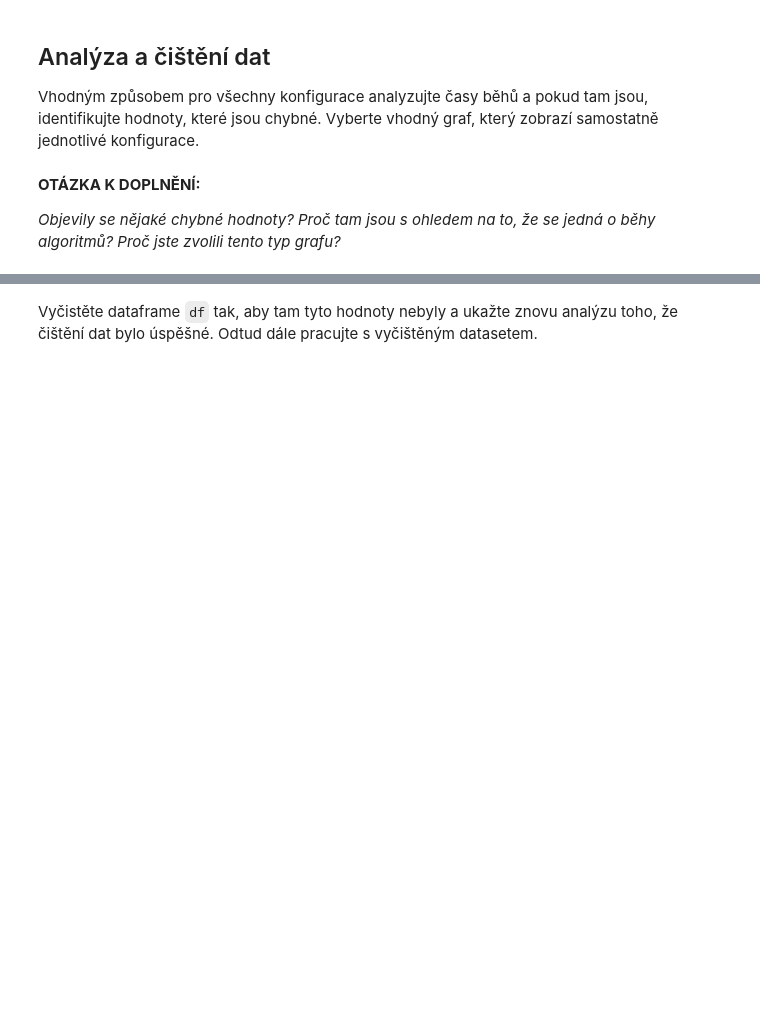
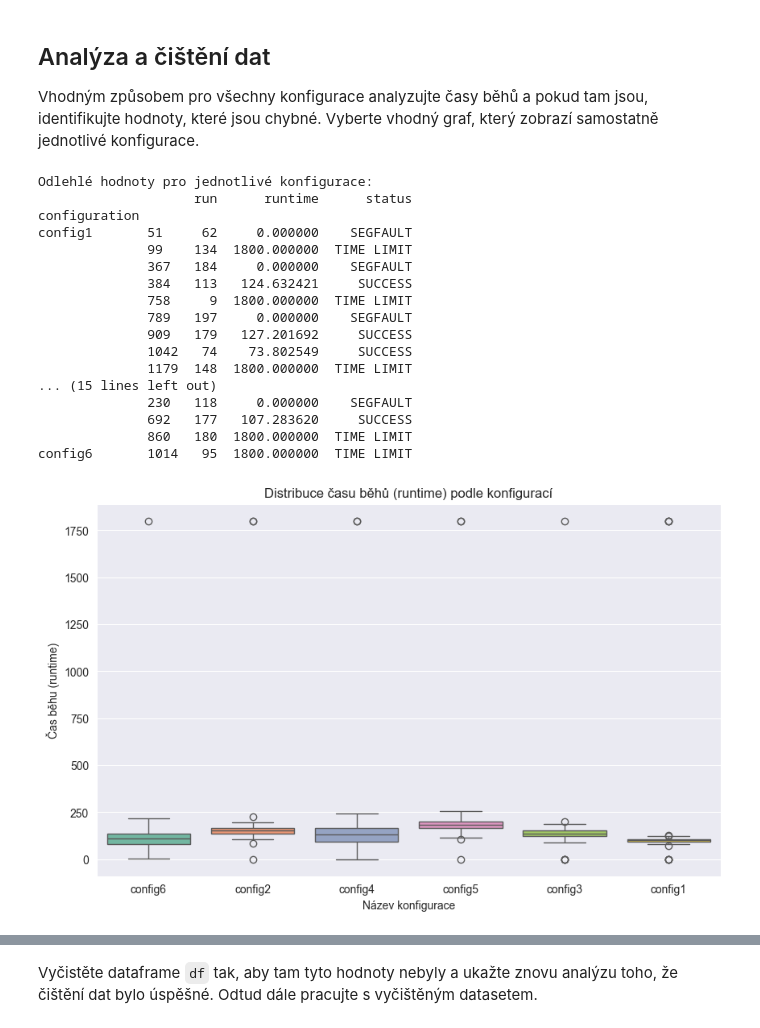
Before and after one commit to richardkocian/MSP-proj1, a Jupyter notebook: proj1.ipynb, the cells around one changed output, grey strips where cells are left out. Cells and saved outputs as stored; diff of their text form; code cells hidden in the pictures; blank space fills up the shorter version.

Commit message:
feat: Data plotting and cleaning

```diff
--- a/proj1.ipynb
+++ b/proj1.ipynb
@@ -53,13 +53,12 @@ df
 data = []
 with ZipFile("logfiles.zip") as zf:
     for filename in zf.namelist():
-        if not re.match(r"config\d+_run\d+\.json", filename):
-            print(f"'{filename}' neodpovídá přijatelnému názvu ve tvrau: configNUMBER_runNUMBER.json, přeskakuji.")
-        break
-        # TODO test názvu souboru
+        if not re.match(r".*config\d+_run\d\d\d+\.json", filename):
+            print(f"'{filename}' neodpovídá přijatelnému názvu, přeskakuji.")
+            continue
         with zf.open(filename, "r") as f:
-            pass # vytvořte slovník
+            data.append(json.load(f))
 
 df = pd.DataFrame(data)
+df = df.astype({"configuration": str, "run": int, "runtime": float, "status": str})
 df
-# TODO
@@ -71,4 +83,54 @@ Vhodným způsobem pro všechny konfigurace analyzujte časy běhů a pokud tam
-# %% [markdown]
-__OTÁZKA K DOPLNĚNÍ:__
-
-_Objevily se nějaké chybné hodnoty? Proč tam jsou s ohledem na to, že se jedná o běhy algoritmů? Proč jste zvolili tento typ grafu?_
+# %%
+# Detekce odlehlých hodnot pomocí interkvartilového rozpětí (IQR)
+def detect_outliers(df):
+    Q1 = df["runtime"].quantile(0.25)
+    Q3 = df["runtime"].quantile(0.75)
+    IQR = Q3 - Q1
+    lower_bound = Q1 - 1.5 * IQR
+    upper_bound = Q3 + 1.5 * IQR
+    return df[(df["runtime"] < lower_bound) | (df["runtime"] > upper_bound)]
+
+outliers = df.groupby("configuration").apply(detect_outliers, include_groups=False)
+print("Odlehlé hodnoty pro jednotlivé konfigurace:")
+print(outliers)
+
+# Vizualizace pomocí box plotu pro runtime podle konfigurací
+plt.figure(figsize=(10, 6))
+sns.boxplot(x="configuration", y="runtime", data=df, palette="Set2", hue="configuration")
+plt.title("Distribuce času běhů (runtime) podle konfigurací")
+plt.xlabel("Název konfigurace")
+plt.ylabel("Čas běhu (runtime)")
+plt.show()
+
+# plt.figure(figsize=(10, 6))
+# sns.boxplot(x="configuration", y="runtime", data=df[df["status"] != "TIME LIMIT"])
+# plt.title("Distribuce času běhů (runtime) podle konfigurací pouze se SUCCESS a SEG FAULT")
+# plt.xlabel("Název konfigurace")
+# plt.ylabel("Čas běhu (runtime)")
+# plt.show()
+#
+# plt.figure(figsize=(10, 6))
+# sns.boxplot(x="configuration", y="runtime", data=df[df["status"] == "SUCCESS"])
+# plt.title("Distribuce času běhů (runtime) podle konfigurací pouze se SUCCESS")
+# plt.xlabel("Název konfigurace")
+# plt.ylabel("Čas běhu (runtime)")
+# plt.show()
+# %% [output]
+Odlehlé hodnoty pro jednotlivé konfigurace:
+                    run      runtime      status
+configuration
+config1       51     62     0.000000    SEGFAULT
+              99    134  1800.000000  TIME LIMIT
+              367   184     0.000000    SEGFAULT
+              384   113   124.632421     SUCCESS
+              758     9  1800.000000  TIME LIMIT
+              789   197     0.000000    SEGFAULT
+              909   179   127.201692     SUCCESS
+              1042   74    73.802549     SUCCESS
+              1179  148  1800.000000  TIME LIMIT
+... (15 lines left out)
+              230   118     0.000000    SEGFAULT
+              692   177   107.283620     SUCCESS
+              860   180  1800.000000  TIME LIMIT
+config6       1014   95  1800.000000  TIME LIMIT
+[figure, added]
```
Also changed, not shown: parts of 13 cells of this notebook.
